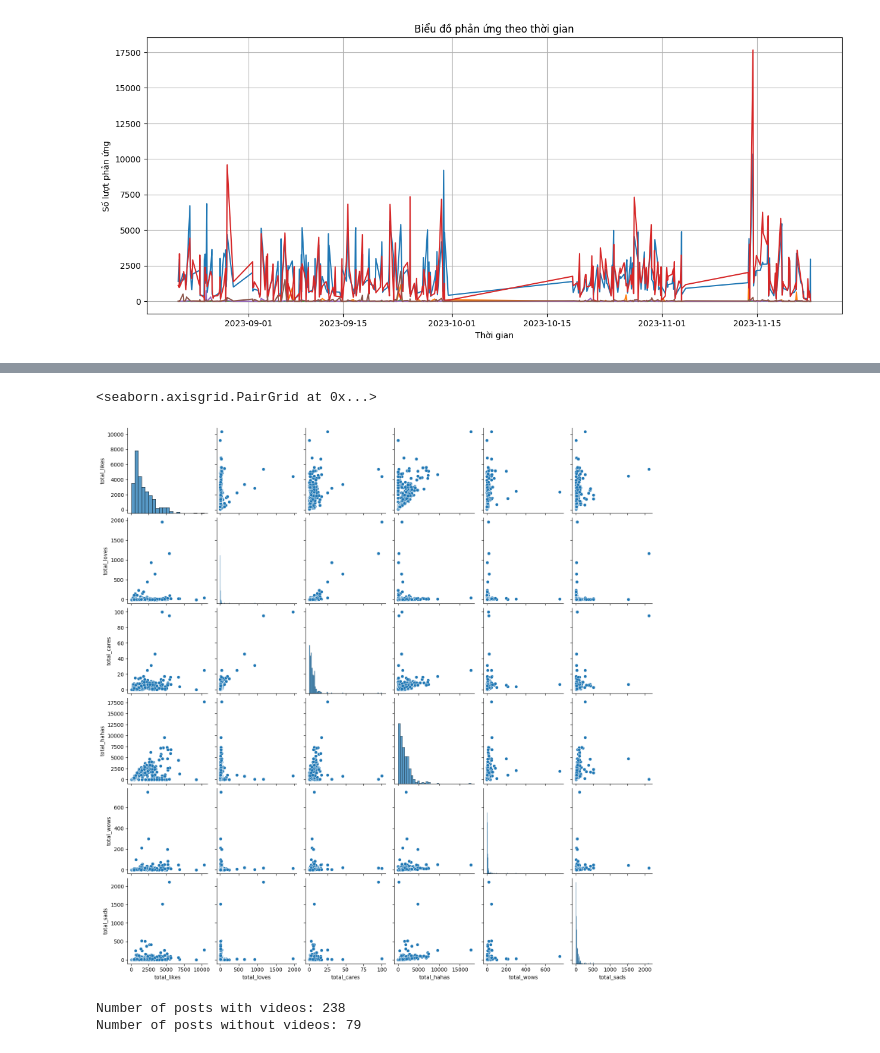
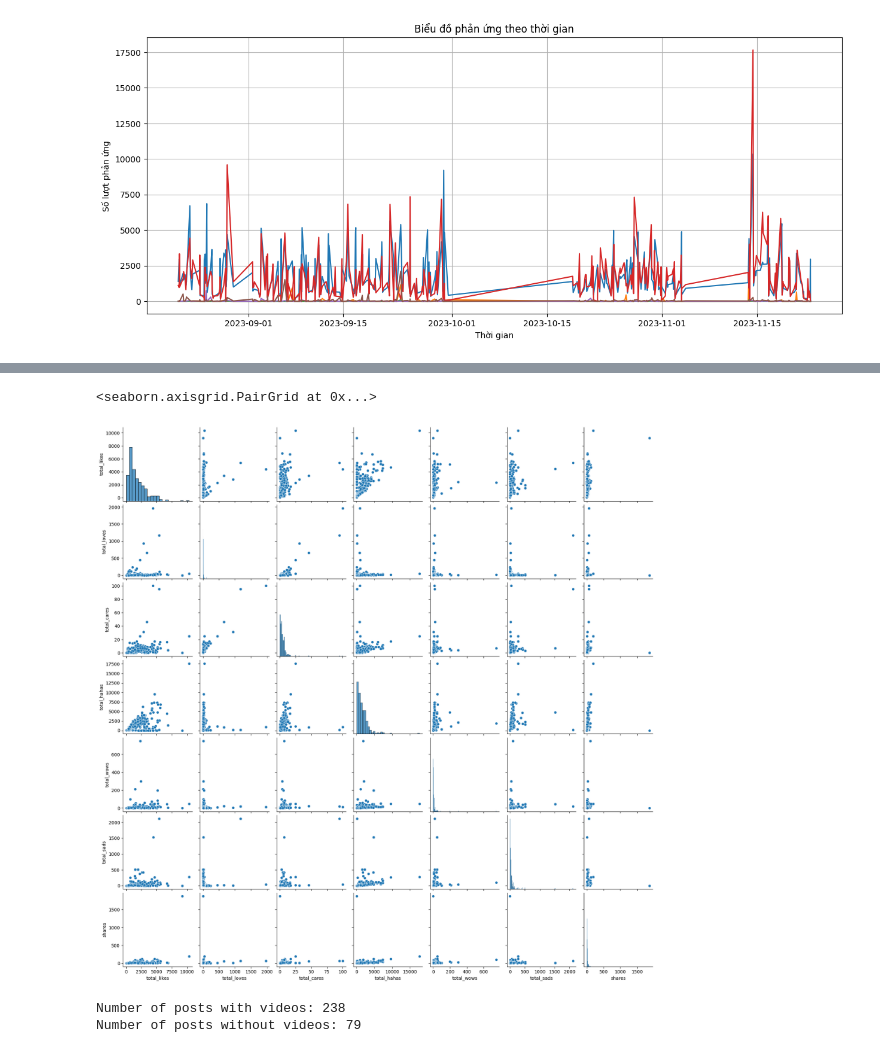
Before and after one commit to hoandkjxhbfhk/finalproject-, a Jupyter notebook: Analyze_data.ipynb, the cells around one changed output, grey strips where cells are left out. Drawn from its saved outputs; the diff is of its cells as text; code cells hidden in the pictures.

```diff
--- a/Analyze_data.ipynb
+++ b/Analyze_data.ipynb
@@ -442,0 +468,11 @@ plt.show()
+# %%
+
+week_day_order = ['Monday', 'Tuesday', 'Wednesday', 'Thursday', 'Friday', 'Saturday', 'Sunday']
+df['week_day'] = pd.Categorical(df['week_day'], categories=week_day_order, ordered=True)
+
+plt.figure(figsize=(12, 8))
+sns.pointplot(x='week_day', y='comments', data=df, palette='rainbow')
+
+plt.xlabel('Poinplot comment các ngày trong tuần')
+
+plt.show()
@@ -578,7 +656,7 @@ plt.show()
 # %%
-sns.pairplot(df, vars=['total_likes', 'total_loves', 'total_cares', 'total_hahas', 'total_wows', 'total_sads'])
+sns.pairplot(df, vars=['total_likes', 'total_loves', 'total_cares', 'total_hahas', 'total_wows', 'total_sads','shares'])
 # %% [output]
 <seaborn.axisgrid.PairGrid at 0x...>
-[figure, old version]
+[figure, new version]
 # %%
 
```
Also changed, not shown: parts of 27 cells of this notebook, 3 other files.
